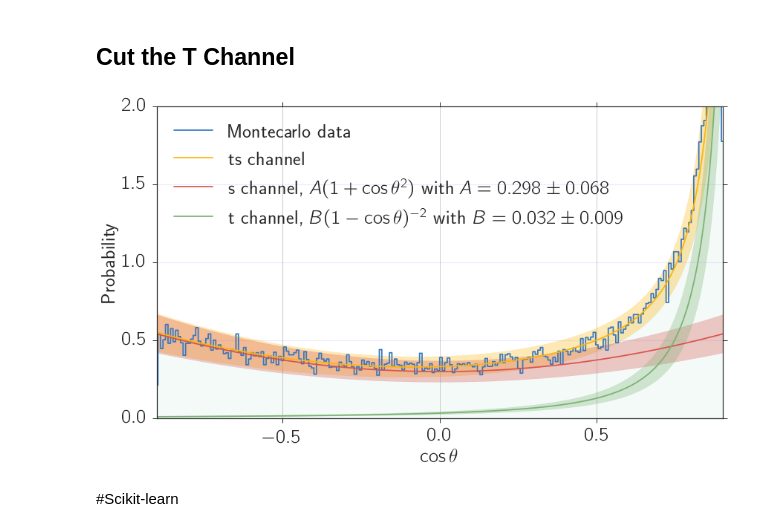
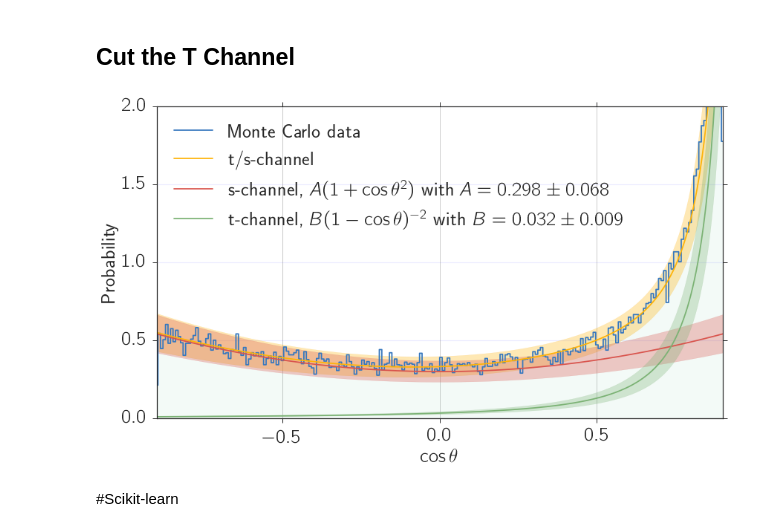
Before and after one commit to Bondzio/fp, a Jupyter notebook: Z0/analysis/Montecarlo_II_cuts.ipynb, the cells around one changed output. Cells and saved outputs as stored; diff of their text form; code cells hidden in the pictures.

```diff
--- a/Z0/analysis/Montecarlo_II_cuts.ipynb
+++ b/Z0/analysis/Montecarlo_II_cuts.ipynb
@@ -462,7 +466,7 @@ for k in range(len(edges[1:])):
 colors = ["windows blue", "amber", "pale red", "faded green", "dusty purple"]
 palette = itertools.cycle(sns.xkcd_palette(colors) )
 color = next(palette)
-ax.plot(edges2,P_all2,"-", label="Montecarlo data",color = color)
+ax.plot(edges2,P_all2,"-", label="Monte Carlo data",color = color)
 ax.fill_between(edges2,0,P_all2,alpha = 0.08)
 ax.yaxis.grid(True,'minor',linewidth=0.5,color = "blue", alpha = gridalpha)
 ax.yaxis.grid(True,'major',linewidth=1.2, color = "blue", alpha = gridalpha)
@@ -479,37 +483,37 @@ data_fit_max = data_fit + error_on_fit
 # t channel
 data_fit2 = t_channel(cos_theta,*p)
 error_on_fit2 = un.std_devs(t_channel(cos_theta,*p_uc) )
 data_fit_min2 = data_fit2 - error_on_fit2
 data_fit_max2 = data_fit2 + error_on_fit2
 
 # s channel
 data_fit3 = s_channel(cos_theta,*p)
 error_on_fit3 = un.std_devs(s_channel(cos_theta,*p_uc) )
 data_fit_min3 = data_fit3 - error_on_fit3
 data_fit_max3 = data_fit3 + error_on_fit3
 
 color = next(palette)
-ax.plot(cos_theta,data_fit, color = color,  label = "ts channel")
+ax.plot(cos_theta,data_fit, color = color,  label = "t/s-channel")
 ax.fill_between(cos_theta, data_fit_min , data_fit_max, alpha=0.3,  color = color )
 
 color = next(palette)
-ax.plot(cos_theta,data_fit2,  color = color,  label = "s channel, $A(1 + \\cos\\theta^2)$ with $A=%.3f\pm%.3f$"%(A.n,A.s))
+ax.plot(cos_theta,data_fit2,  color = color,  label = "s-channel, $A(1 + \\cos\\theta^2)$  with $A=%.3f\pm%.3f$"%(A.n,A.s))
 ax.fill_between(cos_theta, data_fit_min2 , data_fit_max2, alpha=0.3,  color = color )
 
 color = next(palette)
-ax.plot(cos_theta,data_fit3,  color = color,  label = "t channel, $B (1 - \\cos\\theta)^{-2}$ with $B=%.3f\pm%.3f$"%(B.n,B.s) )
+ax.plot(cos_theta,data_fit3,  color = color,  label = "t-channel, $B (1 - \\cos\\theta)^{-2}$ with $B=%.3f\pm%.3f$"%(B.n,B.s) )
 ax.fill_between(cos_theta, data_fit_min3 , data_fit_max3, alpha=0.3,  color = color )
 
 ax.set_xlim(-0.9,0.9)
 ax.set_ylim(0,2)
 ax.legend(loc = 2)
 ax.set_ylabel("Probability")
 ax.set_xlabel("$\\cos\\theta$")
 #ax.set_title("Fitting the first order contribution of ts channel", y = 1.02)
 plt.savefig("../figures/tschannel.pdf")
 plt.show()
 # %% [output]
-[figure, old version]
+[figure, new version]
 # %% [markdown]
 #Scikit-learn
 # %%
```
Also changed, not shown: parts of 1 cell of this notebook, 4 other files.
